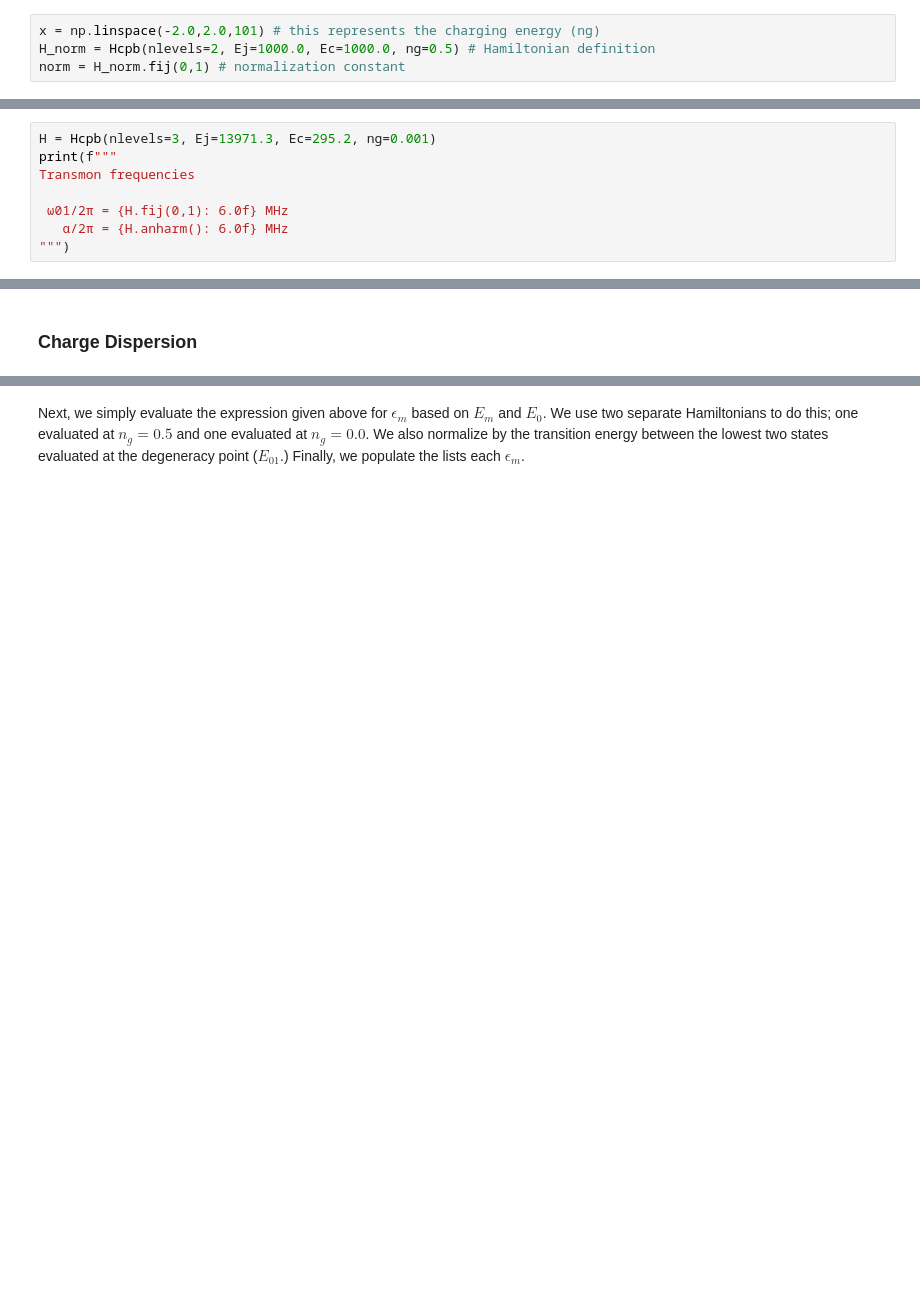
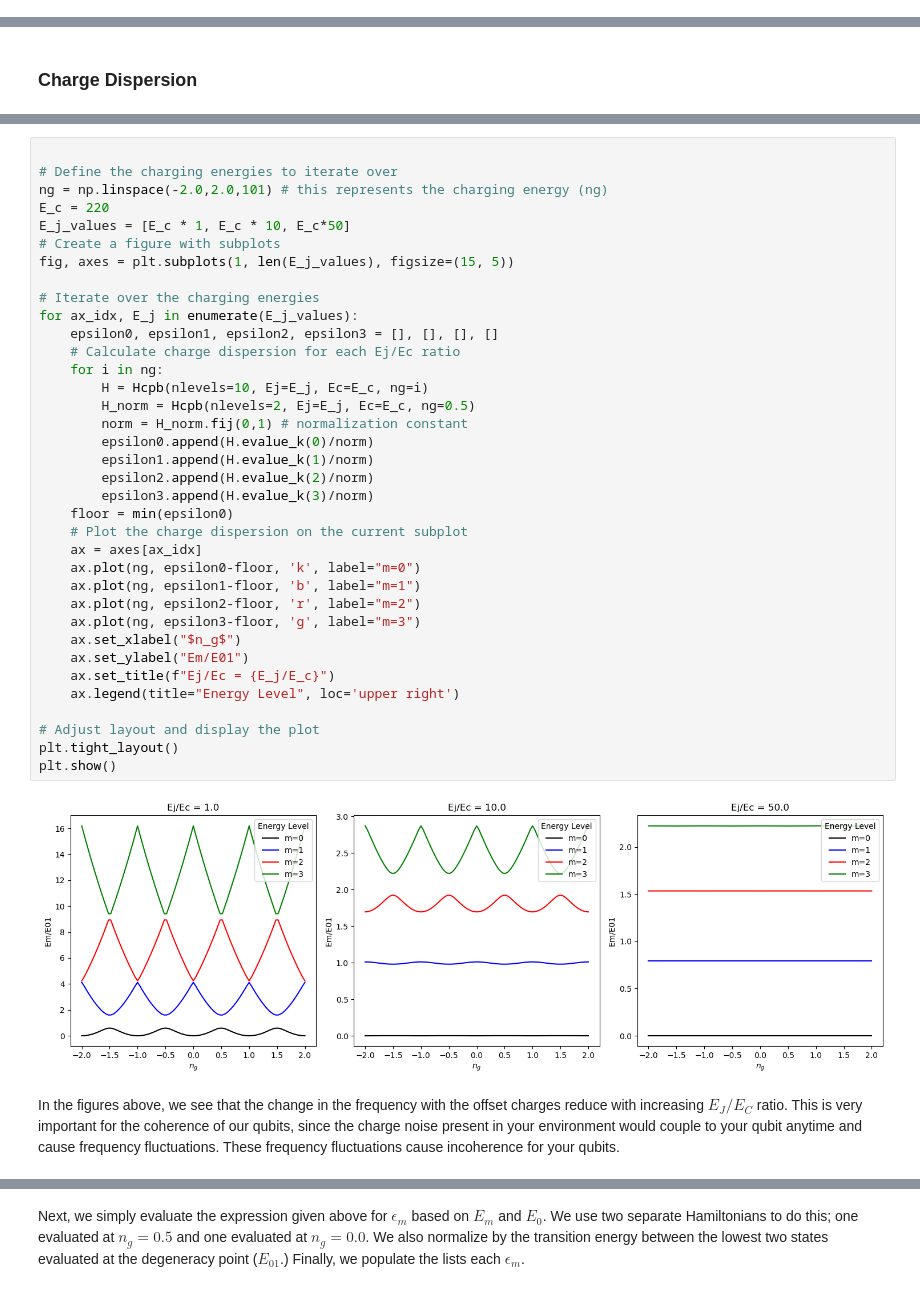
Before and after one commit to AwkwaBear/tutorials_quantum_device_design, a Jupyter notebook: transmon_resonator.ipynb, the cells around one changed output, grey strips where cells are left out. Cells and saved outputs as stored; diff of their text form; blank space fills up the shorter version.

```diff
--- a/transmon_resonator.ipynb
+++ b/transmon_resonator.ipynb
@@ -102,4 +175,0 @@ We can get a feel for how to use the Hcpb class by plotting the first few eigenv
-# %%
-x = np.linspace(-2.0,2.0,101) # this represents the charging energy (ng)
-H_norm = Hcpb(nlevels=2, Ej=1000.0, Ec=1000.0, ng=0.5) # Hamiltonian definition
-norm = H_norm.fij(0,1) # normalization constant
@@ -132,8 +175,0 @@ Let's define a new Hamiltonian, this time with $E_{J} >> E_{C}$ and an offset ch
-# %%
-H = Hcpb(nlevels=3, Ej=13971.3, Ec=295.2, ng=0.001)
-print(f"""
-Transmon frequencies
-
- ω01/2π = {H.fij(0,1): 6.0f} MHz
-   α/2π = {H.anharm(): 6.0f} MHz
-""")
@@ -189 +183,41 @@ Indeed we see that the dot products are essentially equal to unity, confirming t
+# %%
+
+# Define the charging energies to iterate over
+ng = np.linspace(-2.0,2.0,101) # this represents the charging energy (ng)
+E_c = 220
+E_j_values = [E_c * 1, E_c * 10, E_c*50]
+# Create a figure with subplots
+fig, axes = plt.subplots(1, len(E_j_values), figsize=(15, 5))
+
+# Iterate over the charging energies
+for ax_idx, E_j in enumerate(E_j_values):
+    epsilon0, epsilon1, epsilon2, epsilon3 = [], [], [], []
+    # Calculate charge dispersion for each Ej/Ec ratio
+    for i in ng:
+        H = Hcpb(nlevels=10, Ej=E_j, Ec=E_c, ng=i)
+        H_norm = Hcpb(nlevels=2, Ej=E_j, Ec=E_c, ng=0.5)
+        norm = H_norm.fij(0,1) # normalization constant
+        epsilon0.append(H.evalue_k(0)/norm)
+        epsilon1.append(H.evalue_k(1)/norm)
+        epsilon2.append(H.evalue_k(2)/norm)
+        epsilon3.append(H.evalue_k(3)/norm)
+    floor = min(epsilon0)
+    # Plot the charge dispersion on the current subplot
+    ax = axes[ax_idx]
+    ax.plot(ng, epsilon0-floor, 'k', label="m=0")
+    ax.plot(ng, epsilon1-floor, 'b', label="m=1")
+    ax.plot(ng, epsilon2-floor, 'r', label="m=2")
+    ax.plot(ng, epsilon3-floor, 'g', label="m=3")
+    ax.set_xlabel("$n_g$")
+    ax.set_ylabel("Em/E01")
+    ax.set_title(f"Ej/Ec = {E_j/E_c}")
+    ax.legend(title="Energy Level", loc='upper right')
+
+# Adjust layout and display the plot
+plt.tight_layout()
+plt.show()
+# %% [output]
+[figure, added]
+# %% [markdown]
+In the figures above, we see that the change in the frequency with the offset charges reduce with increasing $E_J/E_C$ ratio. This is very important for the coherence of our qubits, since the charge noise present in your environment would couple to your qubit anytime and cause frequency fluctuations. These frequency fluctuations cause incoherence for your qubits.
 # %% [markdown]
```
Also changed, not shown: parts of 73 cells of this notebook.
